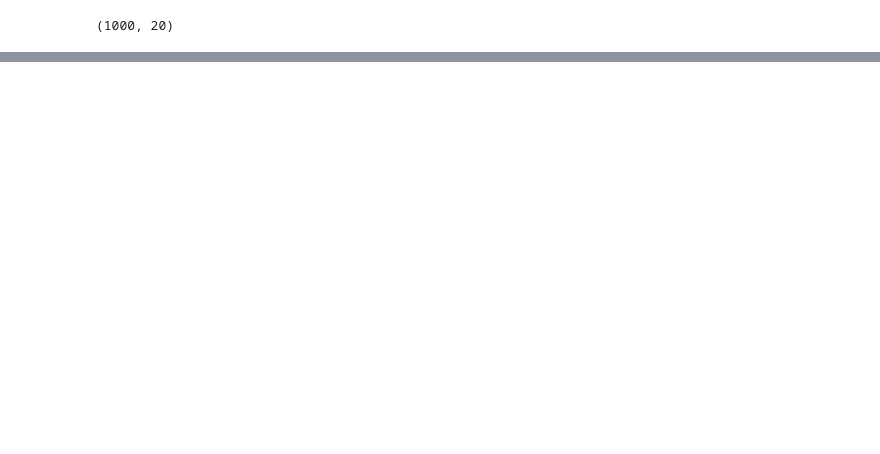
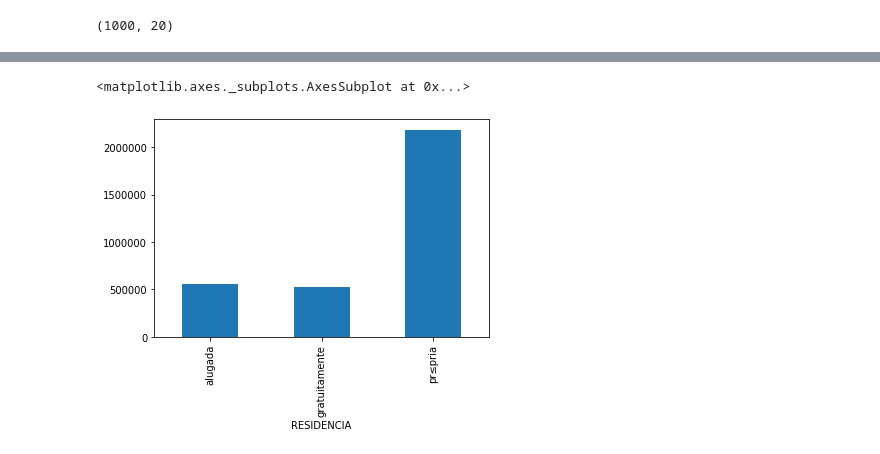
Before and after one commit to doctorget/WKD-Default-Reduction, a Jupyter notebook: Data Exploration.ipynb, the cells around one changed output, grey strips where cells are left out. Cells and saved outputs as stored; diff of their text form; code cells hidden in the pictures; blank space fills up the shorter version.

```diff
--- a/Data Exploration.ipynb
+++ b/Data Exploration.ipynb
@@ -27,4 +36,5 @@ KeyError: 'Column not found: count'
 # %%
-agrupado.plot.bar(color = 'gray')
-
-agrupado.plot.pie(legend = True)
+agrupado.plot.bar()
+# %% [output]
+<matplotlib.axes._subplots.AxesSubplot at 0x...>
+[figure, added]
```
Also changed, not shown: parts of 6 cells of this notebook, 1 other file.
